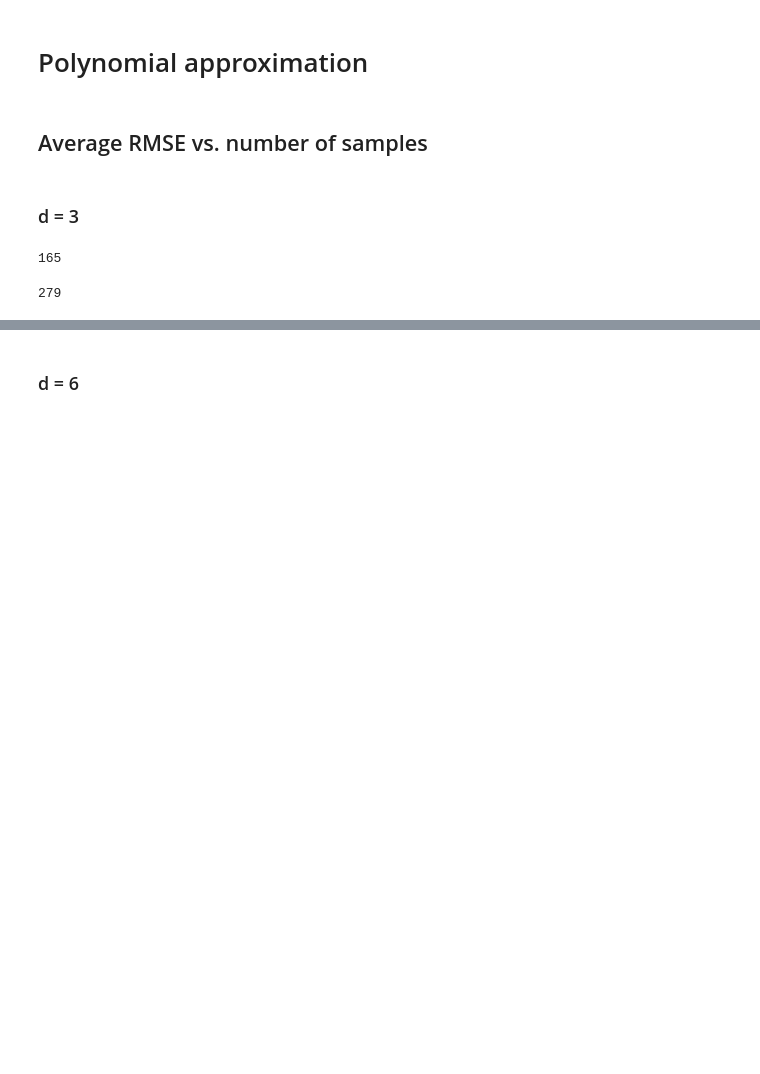
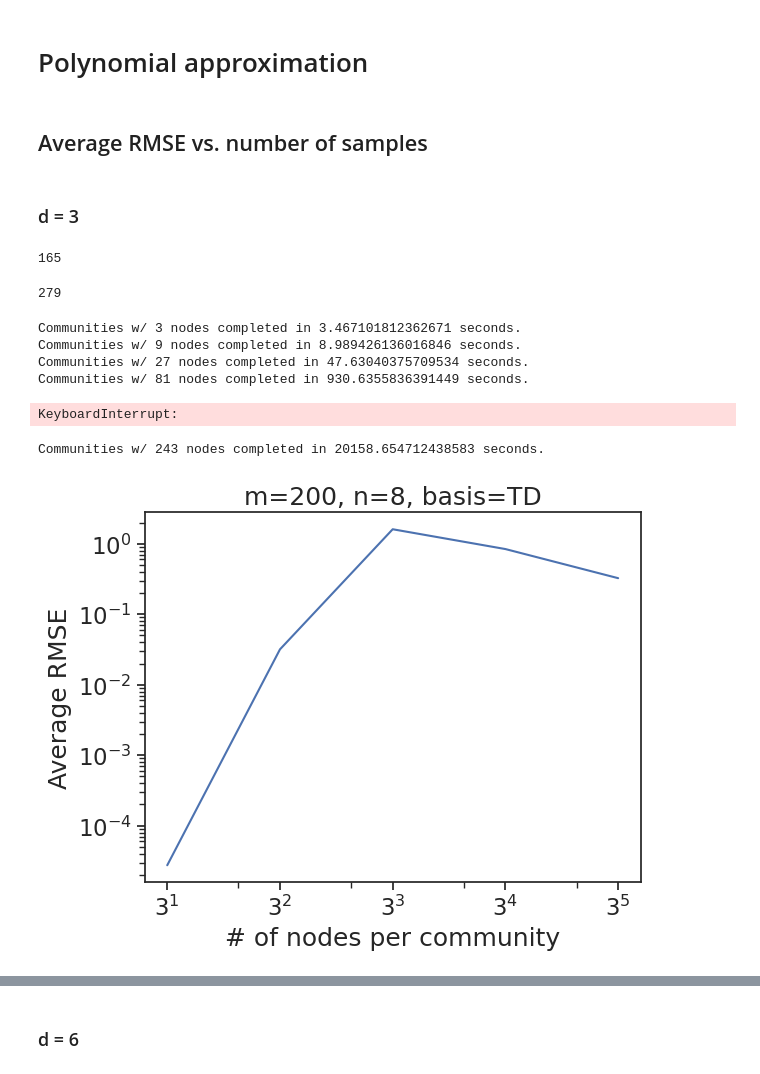
Before and after one commit to k-yoan/surrogate_graph_diffusion, a Jupyter notebook: poly_approximation.ipynb, the cells around one changed output, grey strips where cells are left out. Drawn from its saved outputs; the diff is of its cells as text; code cells hidden in the pictures; blank space fills up the shorter version.

```diff
--- a/poly_approximation.ipynb
+++ b/poly_approximation.ipynb
@@ -255,6 +237,18 @@ def qcbp(A, b, eta=1e-6, **kwargs):
   return z.value #.reshape((n,1))
 
 
+def weighted_qcbp(A, b, eta=10e-5, w=np.array([]), **kwargs):
+  n = A.shape[1]
+  z = cp.Variable(n)
+  b = np.reshape(b, (b.shape[0],))  # to avoid shape issues when defining the constraint
+  objective = cp.Minimize(w.T@cp.abs(z))
+  constraints = [cp.norm2(A@z-b) <= eta]
+  prob = cp.Problem(objective, constraints)
+  result = prob.solve(solver=solver)
+
+  return z.value #.reshape((n,1))
+
+
 def ls(A, b, **kwargs):
   n = A.shape[1]
   z = cp.Variable(n)
@@ -377,4 +456,44 @@ eq.basis.Basis('total-order', orders=[8 for _ in range(3)]).get_cardinality()
 eq.basis.Basis('hyperbolic-cross', orders=[30 for _ in range(3)]).get_cardinality()
 # %% [output]
 279
+# %%
+### Impact of nodes on accuracy
+
+d = 3  # dimension
+K = 2  # communities
+node_count = [3**k for k in range(1,6)]
+err = []
+
+for N in node_count:
+  G, n, A, L, sizes, x0 = initialize_graph(K, N)
+  start = time.time()
+  err.append(get_average_rmse(200, ls, dim=d, simuls=1, basis='total-order', ord=8))
+  end = time.time()
+  elapsed_time = end - start
+  print('Communities w/ {} nodes completed in {} seconds.'.format(N, elapsed_time))
+# %% [output]
+Communities w/ 3 nodes completed in 3.467101812362671 seconds.
+Communities w/ 9 nodes completed in 8.989426136016846 seconds.
+Communities w/ 27 nodes completed in 47.63040375709534 seconds.
+Communities w/ 81 nodes completed in 930.6355836391449 seconds.
+KeyboardInterrupt:
+# %%
+G, n, A, L, sizes, x0 = initialize_graph(K, 243)
+start = time.time()
+err.append(get_average_rmse(200, ls, dim=d, simuls=1, basis='total-order', ord=8))
+end = time.time()
+elapsed_time = end - start
+print('Communities w/ {} nodes completed in {} seconds.'.format(N, elapsed_time))
+# %% [output]
+Communities w/ 243 nodes completed in 20158.654712438583 seconds.
+# %%
+plt.plot(node_count, err)
+plt.xlabel('# of nodes per community')
+plt.ylabel('Average RMSE')
+plt.xscale('log', base=3)
+plt.yscale('log')
+plt.title('m=200, n=8, basis=TD')
+plt.show()
+# %% [output]
+[figure, added]
 # %%
```
Also changed, not shown: parts of 32 cells of this notebook.
